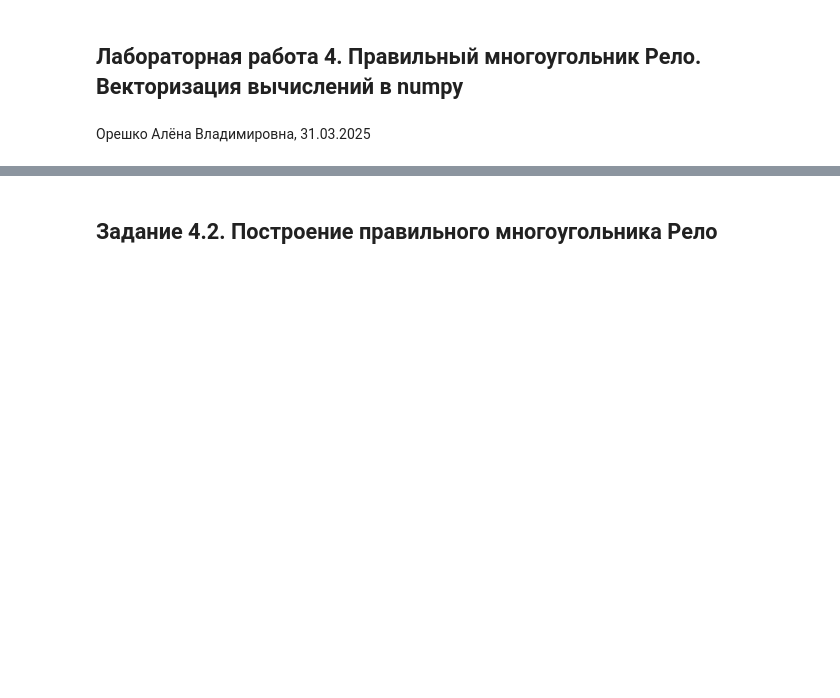
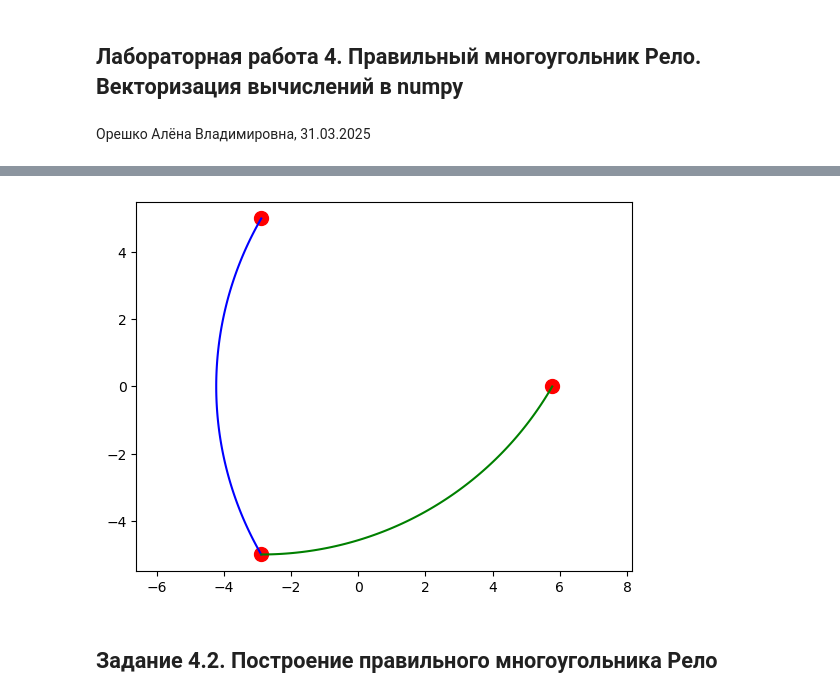
Before and after one commit to allionsik/km, a Jupyter notebook: КМ2_ЛБ04_Орешко.ipynb, the cells around one changed output, grey strips where cells are left out. Drawn from its saved outputs; the diff is of its cells as text; code cells hidden in the pictures; blank space fills up the shorter version.

```diff
--- a/КМ2_ЛБ04_Орешко.ipynb
+++ b/КМ2_ЛБ04_Орешко.ipynb
@@ -5,3 +44,11 @@
+# %%
+side1 = vertices[1] + r*np.transpose([np.cos(angle + np.pi + alpha), np.sin(angle + np.pi + alpha)])
+plt.plot(vertices[:,0],vertices[:,1],'r.',markersize=20)
+plt.plot(side0[:,0],side0[:,1],'b-',markersize=20)
+plt.plot(side1[:,0],side1[:,1],'g-',markersize=20)
+plt.axis('equal');
+# %% [output]
+[figure, added]
 # %% [markdown]
 ## Задание 4.2. Построение правильного многоугольника Рело
 # %% [markdown]
```
Also changed, not shown: parts of 16 cells of this notebook.
